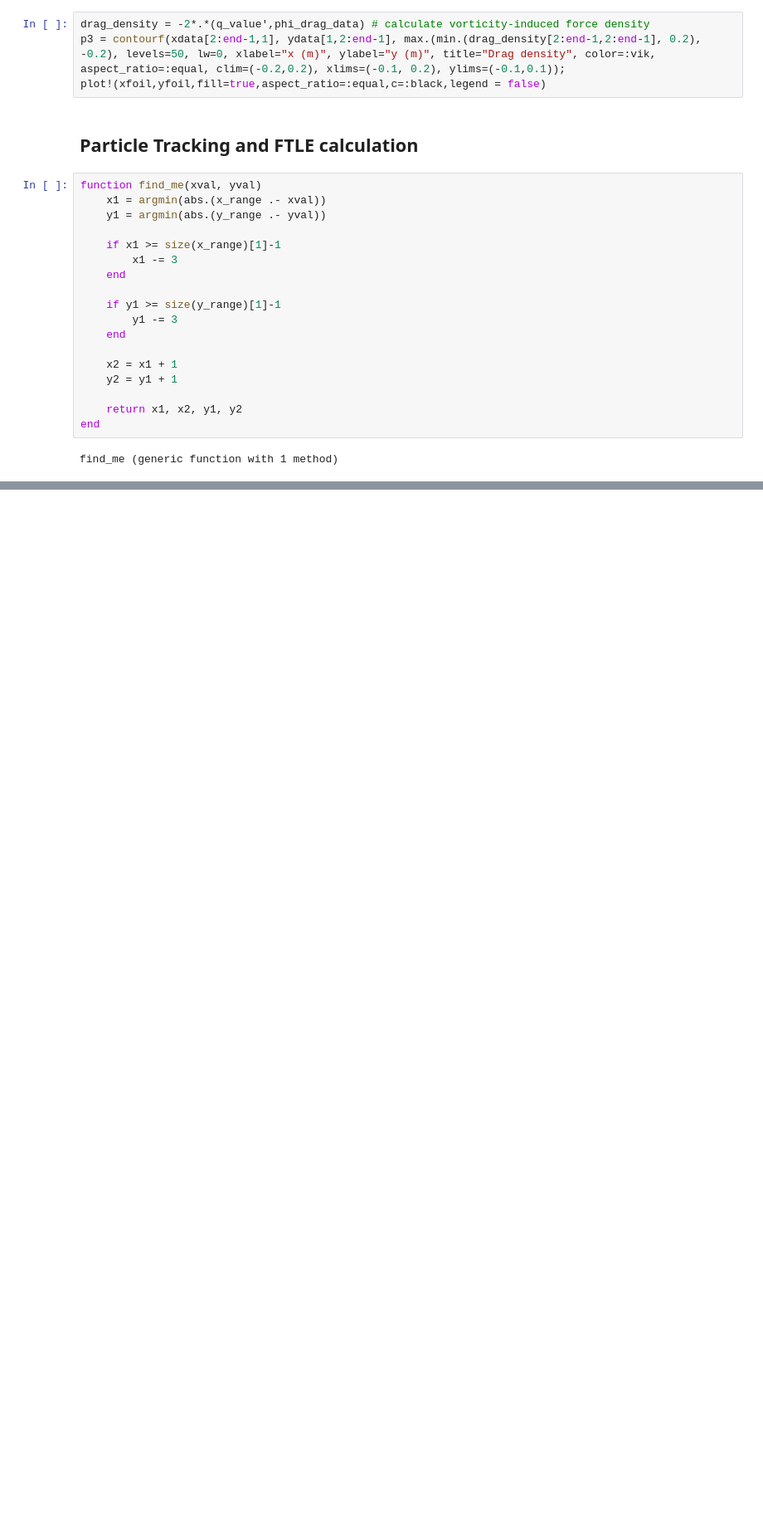
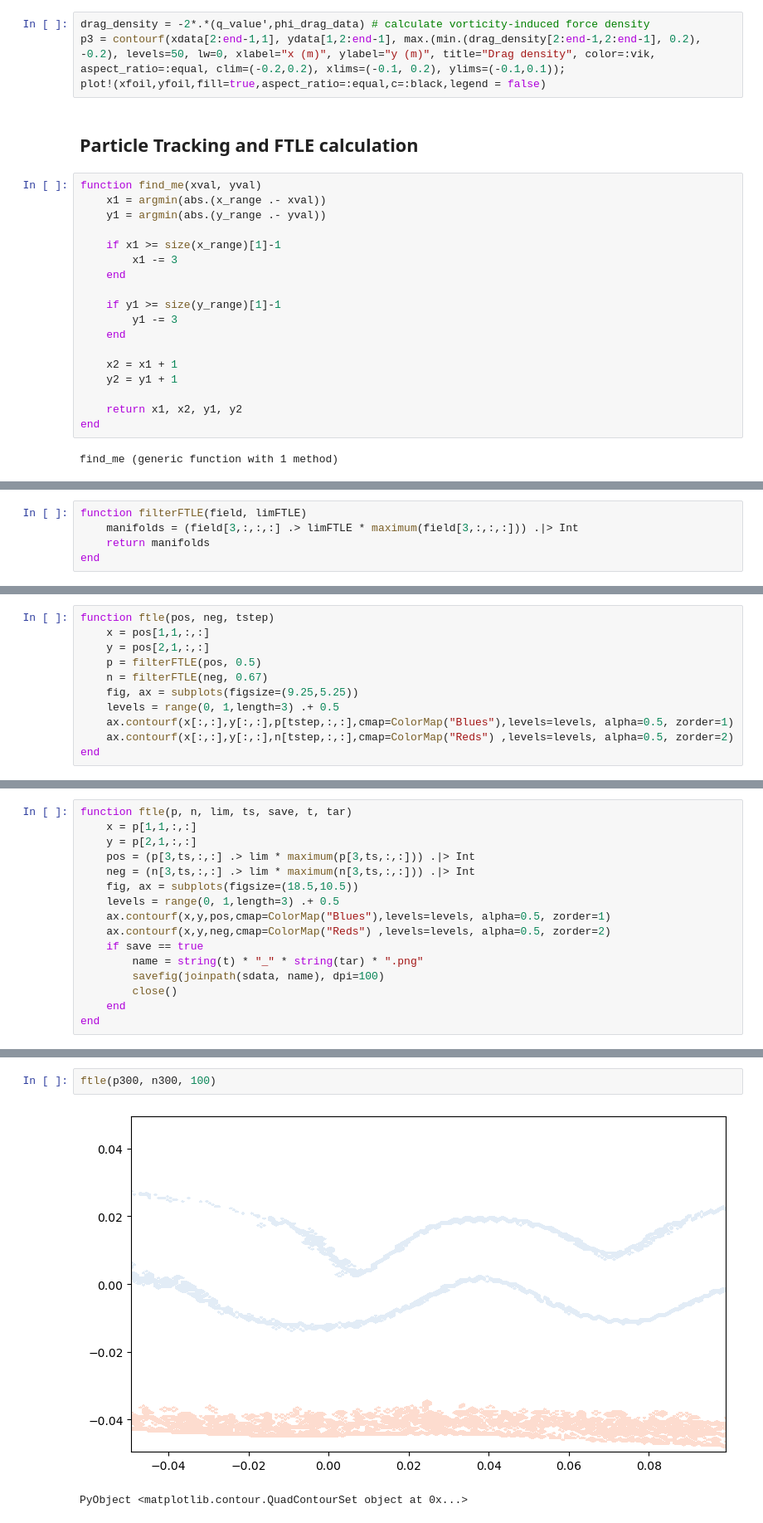
Before and after one commit to jjserdo/FTLE_JJ, a Jupyter notebook: Yuanhang-FTLE_JJ.ipynb, the cells around one changed output, grey strips where cells are left out. Shown at 83% size. Drawn from its saved outputs; the diff is of its cells as text; blank space fills up the shorter version.

```diff
--- a/Yuanhang-FTLE_JJ.ipynb
+++ b/Yuanhang-FTLE_JJ.ipynb
@@ -376,0 +429,5 @@ Closest candidates are:
+# %%
+function filterFTLE(field, limFTLE)
+    manifolds = (field[3,:,:,:] .> limFTLE * maximum(field[3,:,:,:])) .|> Int
+    return manifolds
+end
@@ -376,0 +436,11 @@ Closest candidates are:
+# %%
+function ftle(pos, neg, tstep)
+    x = pos[1,1,:,:]
+    y = pos[2,1,:,:]
+    p = filterFTLE(pos, 0.5)
+    n = filterFTLE(neg, 0.67)
+    fig, ax = subplots(figsize=(9.25,5.25))
+    levels = range(0, 1,length=3) .+ 0.5
+    ax.contourf(x[:,:],y[:,:],p[tstep,:,:],cmap=ColorMap("Blues"),levels=levels, alpha=0.5, zorder=1)
+    ax.contourf(x[:,:],y[:,:],n[tstep,:,:],cmap=ColorMap("Reds") ,levels=levels, alpha=0.5, zorder=2)
+end
@@ -376,0 +449,16 @@ Closest candidates are:
+# %%
+function ftle(p, n, lim, ts, save, t, tar)
+    x = p[1,1,:,:]
+    y = p[2,1,:,:]
+    pos = (p[3,ts,:,:] .> lim * maximum(p[3,ts,:,:])) .|> Int
+    neg = (n[3,ts,:,:] .> lim * maximum(n[3,ts,:,:])) .|> Int
+    fig, ax = subplots(figsize=(18.5,10.5))
+    levels = range(0, 1,length=3) .+ 0.5
+    ax.contourf(x,y,pos,cmap=ColorMap("Blues"),levels=levels, alpha=0.5, zorder=1)
+    ax.contourf(x,y,neg,cmap=ColorMap("Reds") ,levels=levels, alpha=0.5, zorder=2)
+    if save == true
+        name = string(t) * "_" * string(tar) * ".png"
+        savefig(joinpath(sdata, name), dpi=100)
+        close()
+    end
+end
@@ -376,0 +467,5 @@ Closest candidates are:
+# %%
+ftle(p300, n300, 100)
+# %% [output]
+[figure, added]
+PyObject <matplotlib.contour.QuadContourSet object at 0x...>
```
Also changed, not shown: parts of 34 cells of this notebook.
